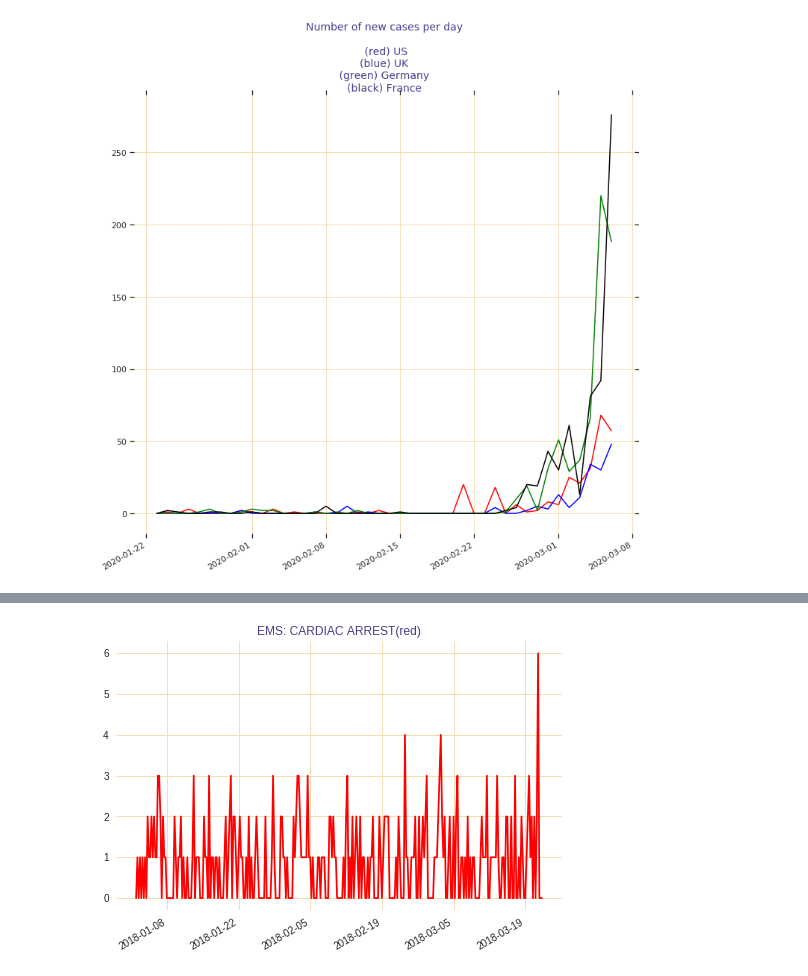
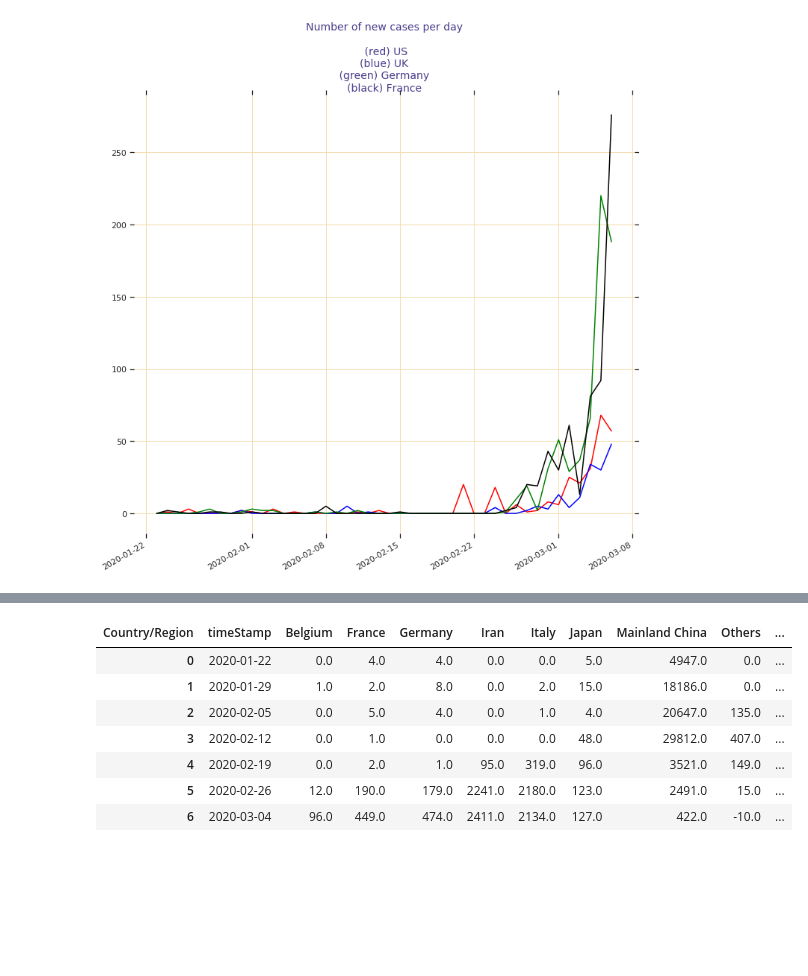
Before and after one commit to mchirico/COVID-19, a Jupyter notebook: COVID_19.ipynb, the cells around one changed output, grey strips where cells are left out. Saved outputs shown, nothing was run; the diff lists cells and outputs as text; code cells hidden in the pictures; blank space fills up the shorter version.

```diff
--- a/COVID_19.ipynb
+++ b/COVID_19.ipynb
@@ -290,33 +178,20 @@ pp[['timeStamp','EMS: CARDIAC ARREST','EMS: FALL VICTIM','Traffic: VEHICLE ACCID
-# %%
-t=pp[pp['timeStamp']>= '2018-01-02']
-
-
-from matplotlib.ticker import FuncFormatter
-
-fig, ax = plt.subplots()
-ax.spines["top"].set_visible(False)
-ax.spines["bottom"].set_visible(False)
-ax.spines["right"].set_visible(False)
-ax.spines["left"].set_visible(False)
-
-
-#ax.plot(t['timeStamp'],t['Traffic: VEHICLE ACCIDENT -'],color = 'red')
-ax.plot(t['timeStamp'],t['EMS: CARDIAC ARREST'],color = 'red')
-
-ax.set_title("EMS: CARDIAC ARREST(red)",
-             fontsize=12, color='darkslateblue')
-
-
-ax.grid(b=True, which='major', color='wheat', linestyle='-')
-
-
-plt.tick_params(axis="both", which="both", bottom="off", top="off",
-                labelbottom="on", left="off", right="off", labelleft="on")
-
-
-
-
-fig.autofmt_xdate()
-plt.show()
-# %% [output]
-[figure, removed]
+# %%
+
+mySet = list(nm[nm['value'] > 50]['Country/Region'].drop_duplicates())
+
+t = nm[nm['Country/Region'].isin(mySet)]
+p = pd.pivot_table(t, values='value', index=['timeStamp'], columns=['Country/Region'], aggfunc=np.sum)
+
+
+# 1 week intervals
+pp = p.resample('7d').apply(np.sum).reset_index()
+pp.head(400)
+# %% [output]
+| Country/Region | timeStamp | Belgium | France | Germany | Iran | Italy | Japan | Mainland China | Others | ... |
+| 0 | 2020-01-22 | 0.0 | 4.0 | 4.0 | 0.0 | 0.0 | 5.0 | 4947.0 | 0.0 | ... |
+| 1 | 2020-01-29 | 1.0 | 2.0 | 8.0 | 0.0 | 2.0 | 15.0 | 18186.0 | 0.0 | ... |
+| 2 | 2020-02-05 | 0.0 | 5.0 | 4.0 | 0.0 | 1.0 | 4.0 | 20647.0 | 135.0 | ... |
+| 3 | 2020-02-12 | 0.0 | 1.0 | 0.0 | 0.0 | 0.0 | 48.0 | 29812.0 | 407.0 | ... |
+| 4 | 2020-02-19 | 0.0 | 2.0 | 1.0 | 95.0 | 319.0 | 96.0 | 3521.0 | 149.0 | ... |
+| 5 | 2020-02-26 | 12.0 | 190.0 | 179.0 | 2241.0 | 2180.0 | 123.0 | 2491.0 | 15.0 | ... |
+| 6 | 2020-03-04 | 96.0 | 449.0 | 474.0 | 2411.0 | 2134.0 | 127.0 | 422.0 | -10.0 | ... |
```
Also changed, not shown: parts of 5 cells of this notebook.
